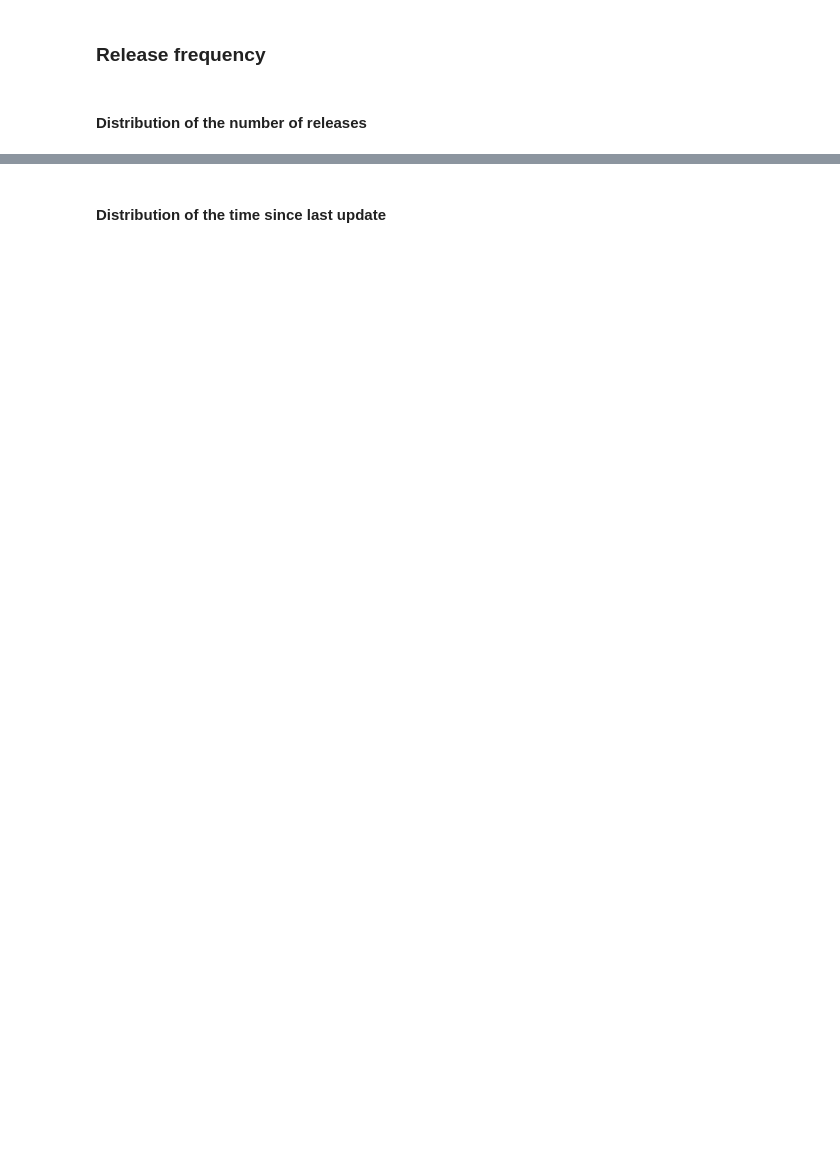
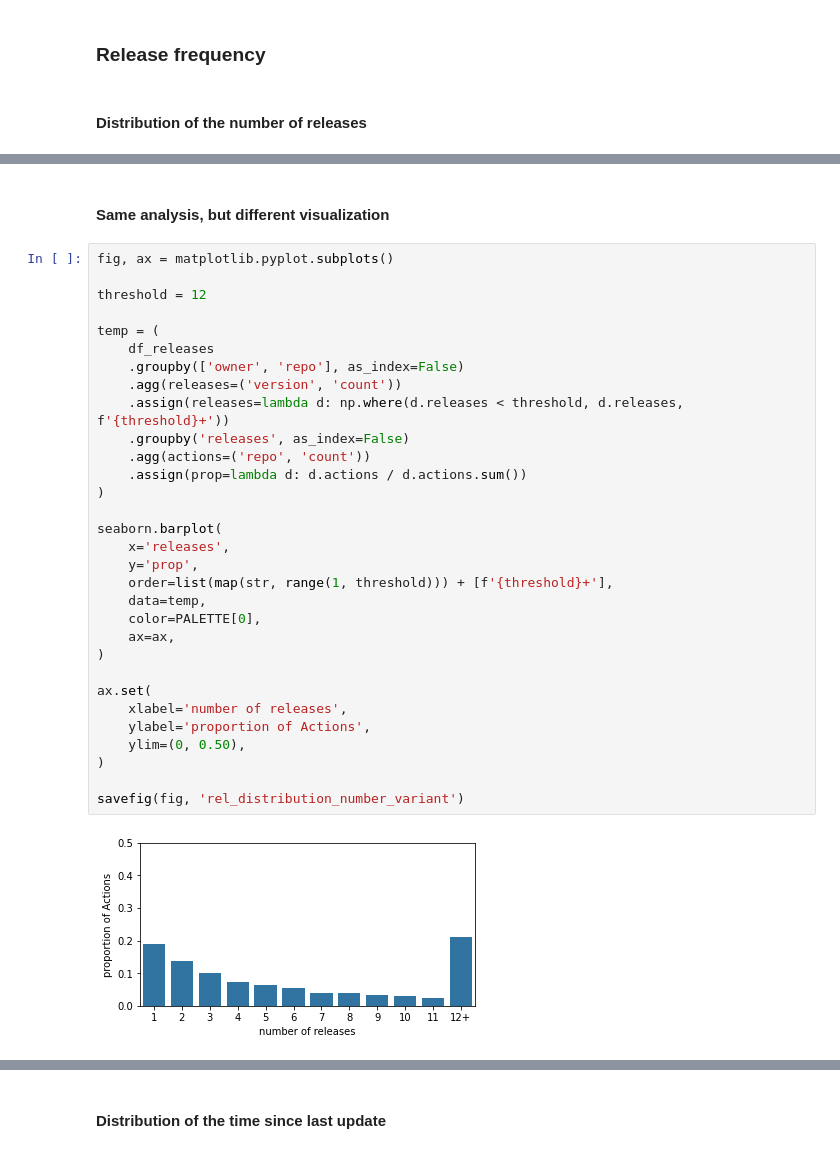
Before and after one commit to AlexandreDecan/secos-ghalag, a Jupyter notebook: notebooks/Release frequency.ipynb, the cells around one changed output, grey strips where cells are left out. Cells and saved outputs as stored; diff of their text form; blank space fills up the shorter version.

```diff
--- a/notebooks/Release frequency.ipynb
+++ b/notebooks/Release frequency.ipynb
@@ -280,0 +374,35 @@ savefig(fig, 'workflow_prop_repo_updated')
+# %% [markdown]
+#### Same analysis, but different visualization
+# %%
+fig, ax = matplotlib.pyplot.subplots()
+
+threshold = 12
+
+temp = (
+    df_releases
+    .groupby(['owner', 'repo'], as_index=False)
+    .agg(releases=('version', 'count'))
+    .assign(releases=lambda d: np.where(d.releases < threshold, d.releases, f'{threshold}+'))
+    .groupby('releases', as_index=False)
+    .agg(actions=('repo', 'count'))
+    .assign(prop=lambda d: d.actions / d.actions.sum())
+)
+
+seaborn.barplot(
+    x='releases',
+    y='prop',
+    order=list(map(str, range(1, threshold))) + [f'{threshold}+'],
+    data=temp,
+    color=PALETTE[0],
+    ax=ax,
+)
+
+ax.set(
+    xlabel='number of releases',
+    ylabel='proportion of Actions',
+    ylim=(0, 0.50),
+)
+
+savefig(fig, 'rel_distribution_number_variant')
+# %% [output]
+[figure, added]
```
Also changed, not shown: parts of 9 cells of this notebook, 2 other files.
